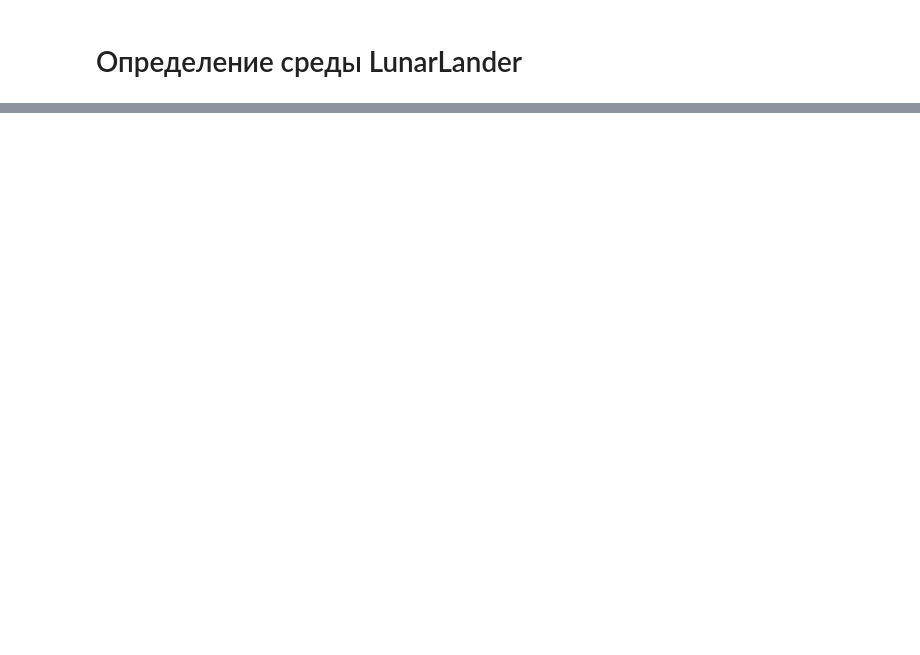
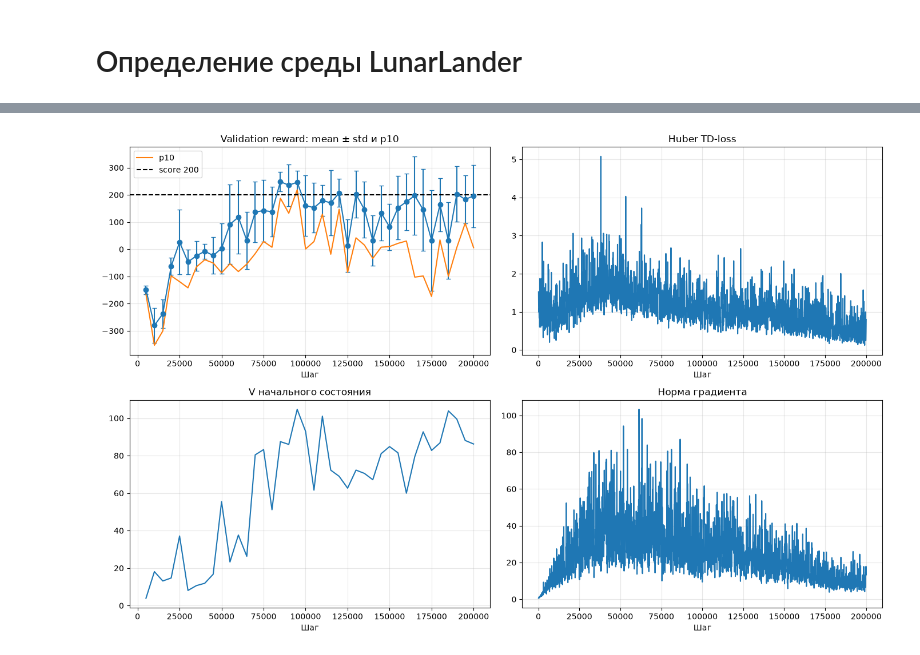
Before and after one commit to Andrey-EE-ML-ICS/RL_TRACK_SW, a Jupyter notebook: Session_task.ipynb, the cells around one changed output, grey strips where cells are left out. Drawn from its saved outputs; the diff is of its cells as text; code cells hidden in the pictures; blank space fills up the shorter version.

```diff
--- a/Session_task.ipynb
+++ b/Session_task.ipynb
@@ -296,0 +310,2 @@ def play_and_record(initial_state, agent, env, exp_replay, n_steps=1):
+# %%
+MAX_EPISODE_STEPS=1000
@@ -297,2 +336,20 @@ def play_and_record(initial_state, agent, env, exp_replay, n_steps=1):
 # %% [markdown]
 # Определение среды LunarLander
+# %%
+
+
+LUNAR_ENV_NAME = "LunarLander-v3"
+LUNAR_MAX_EPISODE_STEPS = 1000
+
+
+def make_lunar_env(render_mode=None):
+    return gym.make(LUNAR_ENV_NAME, continuous=False, render_mode=render_mode)
+
+
+lunar_probe_env = make_lunar_env()
+lunar_state_shape = lunar_probe_env.observation_space.shape
+lunar_n_actions = lunar_probe_env.action_space.n
+assert lunar_state_shape == (8,)
+assert lunar_n_actions == 4
+print("Наблюдение:", lunar_state_shape, "действий:", lunar_n_actions)
+lunar_probe_env.close()
@@ -298,0 +566,67 @@ def play_and_record(initial_state, agent, env, exp_replay, n_steps=1):
+# %%
+### ВАШ КОД
+lunar_final_n_games = 30
+lunar_final_seed = 42_000
+lunar_score_threshold = 200.0
+### ВАШ КОД ЗАКОНЧИЛСЯ
+
+lunar_final_env = make_lunar_env()
+lunar_final_scores = evaluate(
+    lunar_final_env,
+    lunar_agent,
+    n_games=lunar_final_n_games,
+    greedy=True,
+    t_max=LUNAR_MAX_EPISODE_STEPS,
+    seed=lunar_final_seed,
+    return_rewards=True,
+)
+lunar_final_env.close()
+print(
+    f"Финал: mean={lunar_final_scores.mean():.1f}, "
+    f"std={lunar_final_scores.std():.1f}, "
+    f"median={np.median(lunar_final_scores):.1f}, "
+    f"p10={np.percentile(lunar_final_scores, 10):.1f}, "
+    f"min={lunar_final_scores.min():.1f}, max={lunar_final_scores.max():.1f}"
+)
+print(
+    f"Доля эпизодов >= {lunar_score_threshold:.0f}: "
+    f"{(lunar_final_scores >= lunar_score_threshold).mean():.1%}"
+)
+if lunar_final_scores.mean() < lunar_score_threshold:
+    print(
+        "Порог 200 пока не достигнут: Run All продолжается, чтобы графики "
+        "помогли диагностировать обучение. Баллы за устойчивое решение требуют "
+        "mean >= 200 на этих независимых seed."
+    )
+
+fig, axes = plt.subplots(2, 2, figsize=(14, 9))
+axes[0, 0].errorbar(
+    lunar_eval_steps, lunar_rewards, yerr=lunar_reward_stds,
+    marker="o", capsize=3,
+)
+axes[0, 0].plot(lunar_eval_steps, lunar_reward_p10, label="p10")
+axes[0, 0].axhline(200, color="black", linestyle="--", label="score 200")
+axes[0, 0].set(title="Validation reward: mean ± std и p10", xlabel="Шаг")
+axes[0, 0].legend()
+axes[0, 1].plot(lunar_loss_steps, lunar_losses)
+axes[0, 1].set(title="Huber TD-loss", xlabel="Шаг")
+axes[1, 0].plot(lunar_eval_steps, lunar_initial_values)
+axes[1, 0].set(title="V начального состояния", xlabel="Шаг")
+axes[1, 1].plot(lunar_loss_steps, lunar_grad_norms)
+axes[1, 1].set(title="Норма градиента", xlabel="Шаг")
+for ax in axes.flat:
+    ax.grid(alpha=0.3)
+plt.tight_layout()
+plt.show()
+plt.close(fig)
+
+plt.figure(figsize=(8, 4))
+plt.hist(lunar_final_scores, bins=10, edgecolor="black")
+plt.axvline(200, color="black", linestyle="--", label="score 200")
+plt.title("Распределение reward на 30 независимых seed")
+plt.xlabel("Reward")
+plt.ylabel("Частота")
+plt.grid(alpha=0.25)
+plt.legend()
+plt.show()
+# %% [output]
@@ -298,0 +635 @@ def play_and_record(initial_state, agent, env, exp_replay, n_steps=1):
+[figure, added]
```
Also changed, not shown: parts of 21 cells of this notebook, 1 other file.
